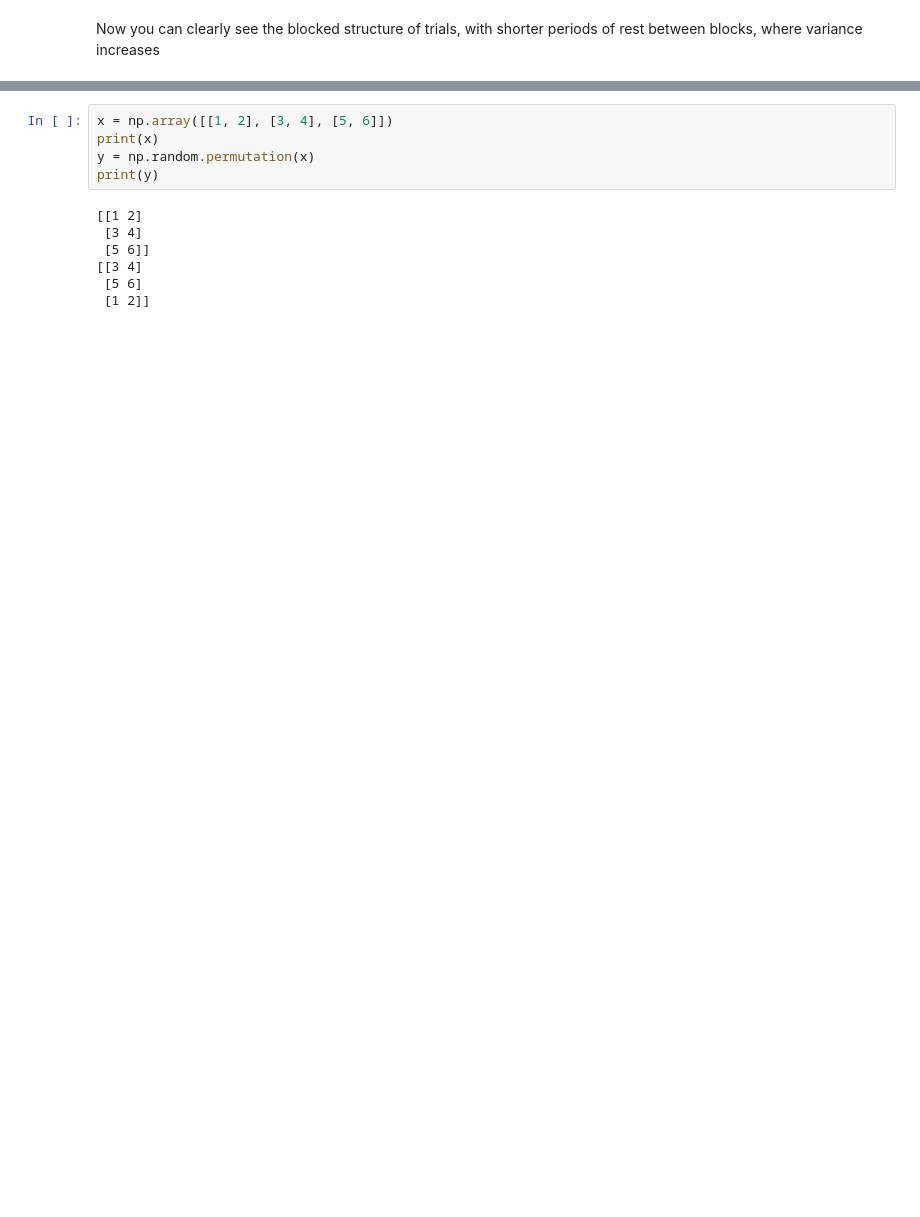
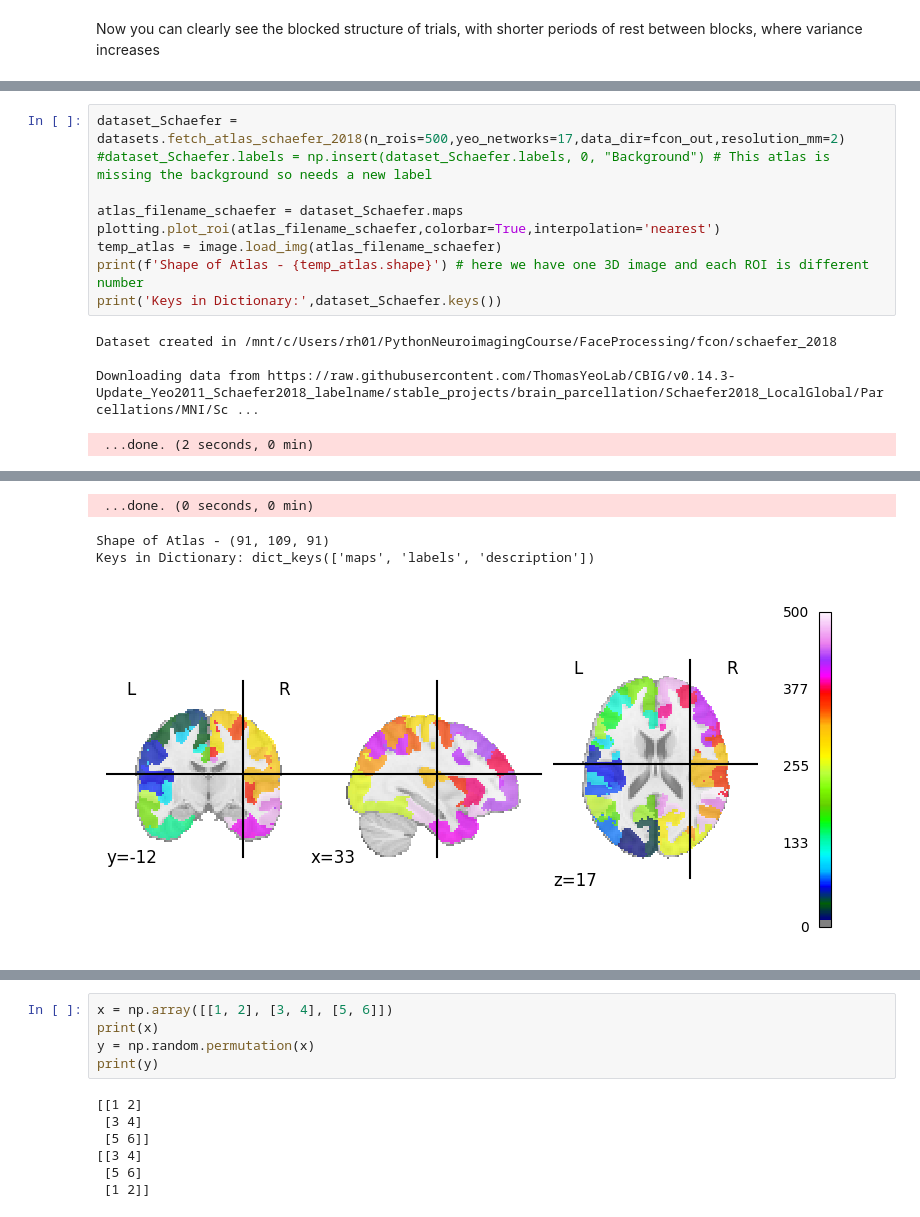
Before and after one commit to mabdelhack/ISN2025, a Jupyter notebook: Notebooks/nb09_fcon.ipynb, the cells around one changed output, grey strips where cells are left out. Cells and saved outputs as stored; diff of their text form; blank space fills up the shorter version.

```diff
--- a/Notebooks/nb09_fcon.ipynb
+++ b/Notebooks/nb09_fcon.ipynb
@@ -484,0 +493,14 @@ np.version.version
+# %%
+dataset_Schaefer = datasets.fetch_atlas_schaefer_2018(n_rois=500,yeo_networks=17,data_dir=fcon_out,resolution_mm=2)
+#dataset_Schaefer.labels = np.insert(dataset_Schaefer.labels, 0, "Background") # This atlas is missing the background so needs a new label
+
+atlas_filename_schaefer = dataset_Schaefer.maps
+plotting.plot_roi(atlas_filename_schaefer,colorbar=True,interpolation='nearest')
+temp_atlas = image.load_img(atlas_filename_schaefer)
+print(f'Shape of Atlas - {temp_atlas.shape}') # here we have one 3D image and each ROI is different number
+print('Keys in Dictionary:',dataset_Schaefer.keys())
+# %% [output]
+Dataset created in /mnt/c/Users/rh01/PythonNeuroimagingCourse/FaceProcessing/fcon/schaefer_2018
+
+Downloading data from https://raw.githubusercontent.com/ThomasYeoLab/CBIG/v0.14.3-Update_Yeo2011_Schaefer2018_labelname/stable_projects/brain_parcellation/Schaefer2018_LocalGlobal/Parcellations/MNI/Sc ...
+ ...done. (2 seconds, 0 min)
@@ -484,0 +508,4 @@ np.version.version
+ ...done. (0 seconds, 0 min)
+Shape of Atlas - (91, 109, 91)
+Keys in Dictionary: dict_keys(['maps', 'labels', 'description'])
+[figure, added]
```
Also changed, not shown: parts of 13 cells of this notebook.
